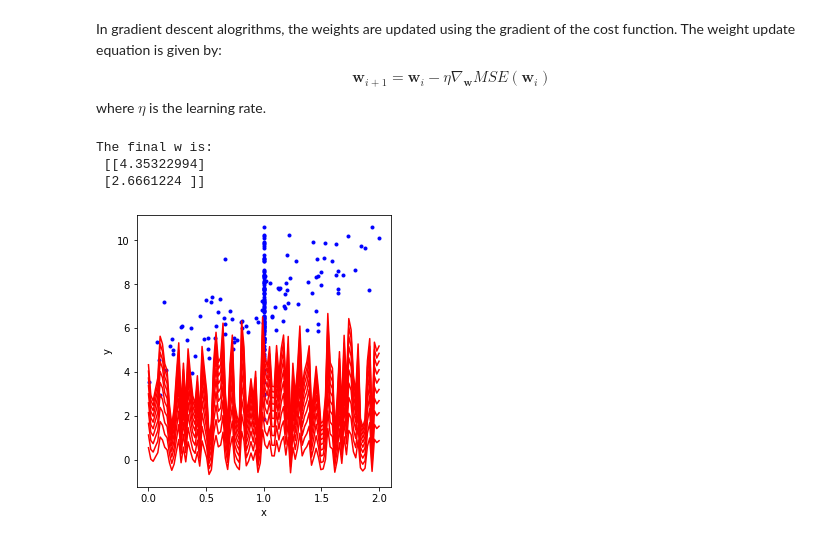
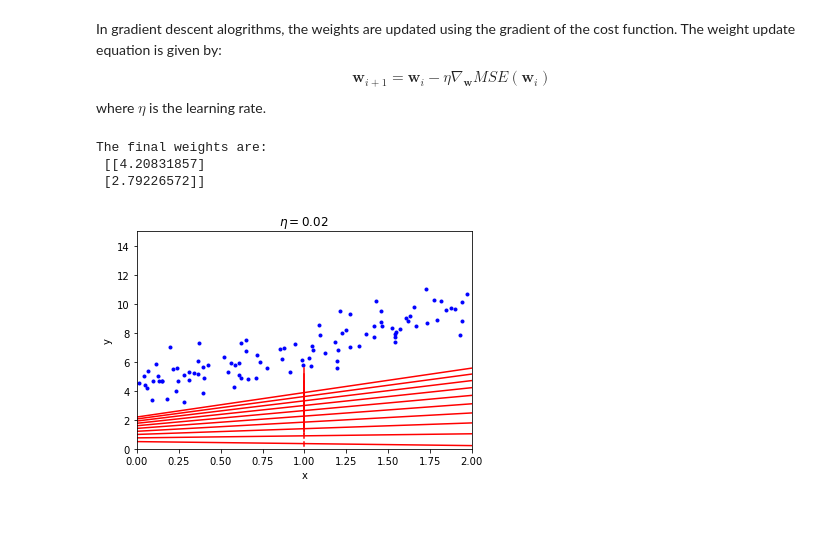
Before and after one commit to yaredwb/SandBox, a Jupyter notebook: linear_regression.ipynb, the cells around one changed output. Drawn from its saved outputs; the diff is of its cells as text; code cells hidden in the pictures; blank space fills up the shorter version.

```diff
--- a/linear_regression.ipynb
+++ b/linear_regression.ipynb
@@ -86,30 +86,31 @@ for iteration in range(n_iterations):
     gradients = 2 / m * X_mod.T.dot(X_mod.dot(w) - y)
     w = w - eta * gradients
 # %%
-print("The final w is: \n", w)
+print("The final weights are:\n", w)
 # %% [output]
-The final w is:
- [[4.35322994]
- [2.6661224 ]]
+The final weights are:
+ [[4.20831857]
+ [2.79226572]]
 # %%
 w_path = []
 def plot_gradient_descent(w, eta, w_path=None):
-    m = len(X_mod)
-    plt.plot(X_mod, y, "b.")
+    m = len(X)
+    plt.plot(X, y, "b.")
     plt.xlabel("x")
     plt.ylabel("y")
     for i in range(n_iterations):
         if i < 10:
-            y_predict = X_mod.dot(w)
-            plt.plot(X_test, y_predict, "r-")
+            y_predict = X_test_mod.dot(w)
+            plt.plot(X_test_mod, y_predict, "r-")
         grads = 2 / m * X_mod.T.dot(X_mod.dot(w) - y)
         w = w - eta * grads
         if w_path is not None:
             w_path.append(w)
+    plt.axis([0, 2, 0, 15])
+    plt.title(r"$\eta = {}$".format(eta))
 # %%
+np.random.seed(42)
 w = np.random.randn(2, 1)
-plt.figure(figsize=(10, 5))
-plt.subplot(121)
 plot_gradient_descent(w, eta=0.02, w_path=w_path)
 # %% [output]
-[figure, old version]
+[figure, new version]
```
Also changed, not shown: parts of 7 cells of this notebook.
